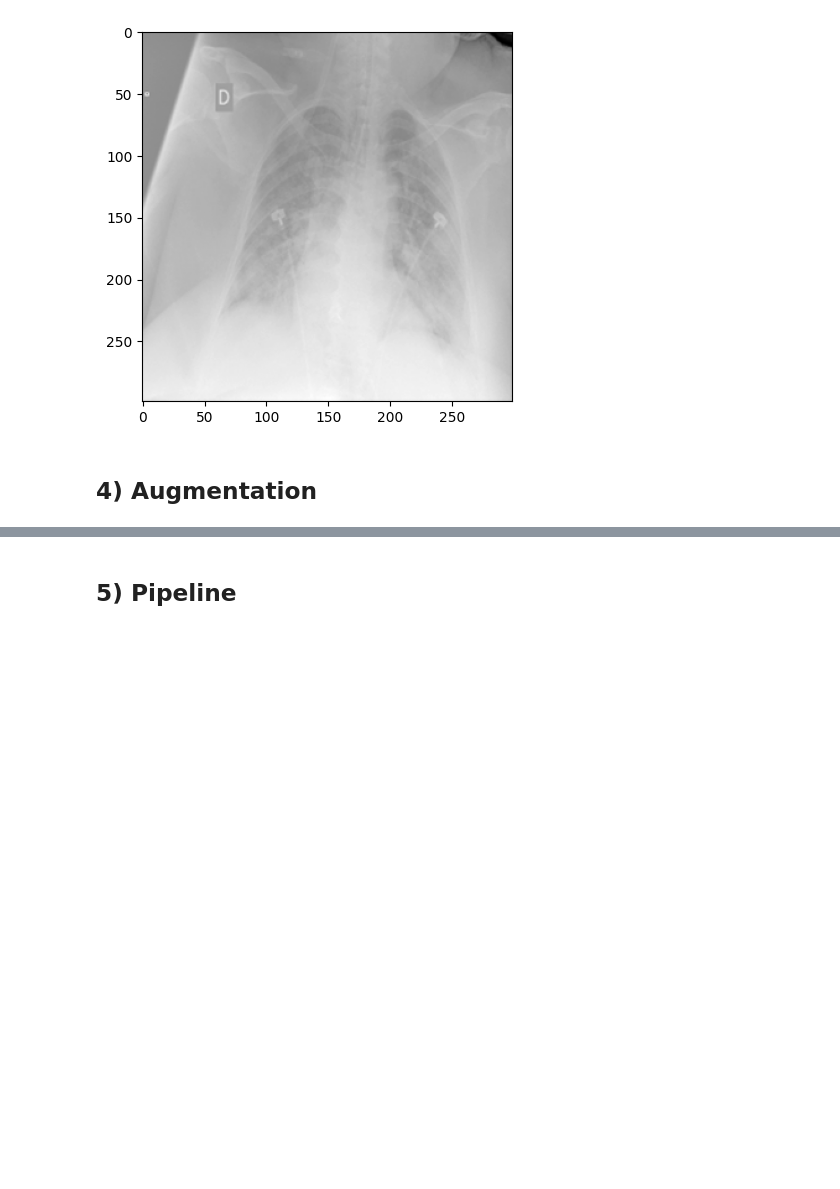
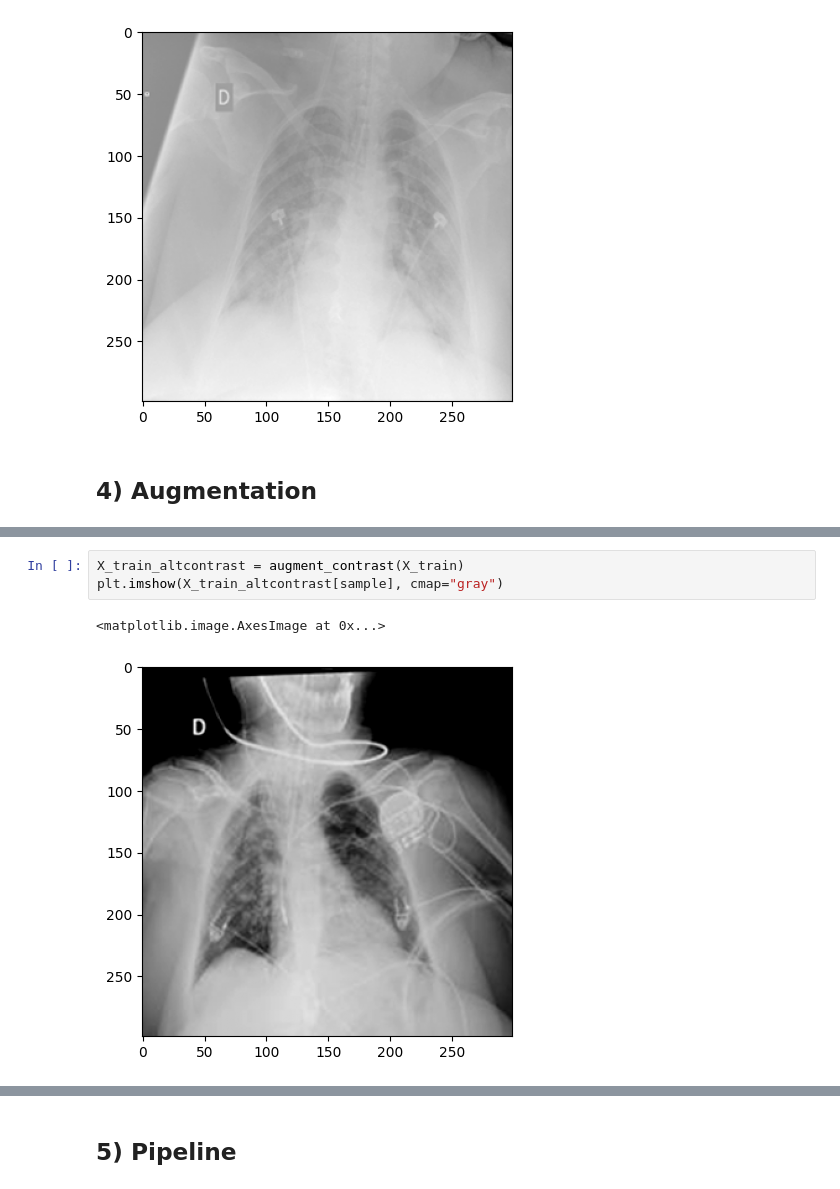
Before and after one commit to Lucmeister55/AI-project, a Jupyter notebook: notebooks/task1.ipynb, the cells around one changed output, grey strips where cells are left out. Saved outputs shown, nothing was run; the diff lists cells and outputs as text; blank space fills up the shorter version.

```diff
--- a/notebooks/task1.ipynb
+++ b/notebooks/task1.ipynb
@@ -252,0 +267,6 @@ plt.imshow(X_val_globalnorm[sample], cmap="gray")
+# %%
+X_train_altcontrast = augment_contrast(X_train)
+plt.imshow(X_train_altcontrast[sample], cmap="gray")
+# %% [output]
+<matplotlib.image.AxesImage at 0x...>
+[figure, added]
```
Also changed, not shown: parts of 4 cells of this notebook, 1 other file.
